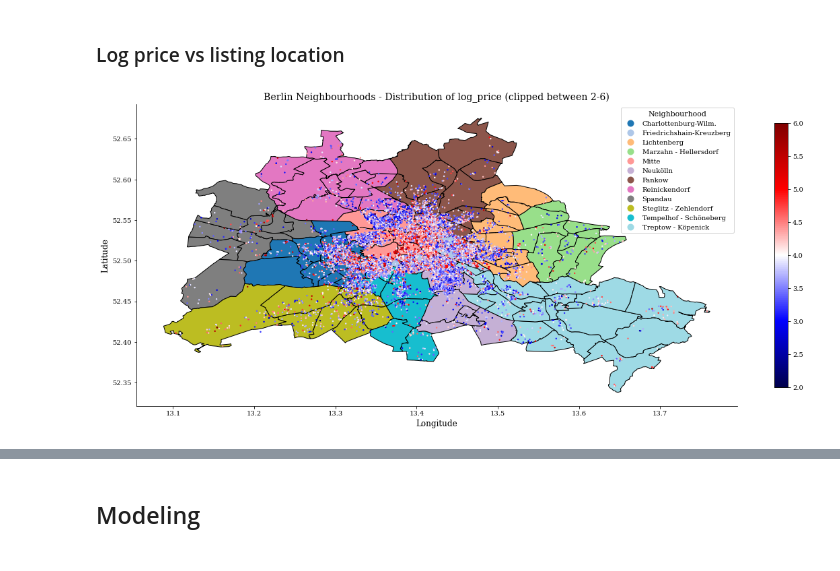
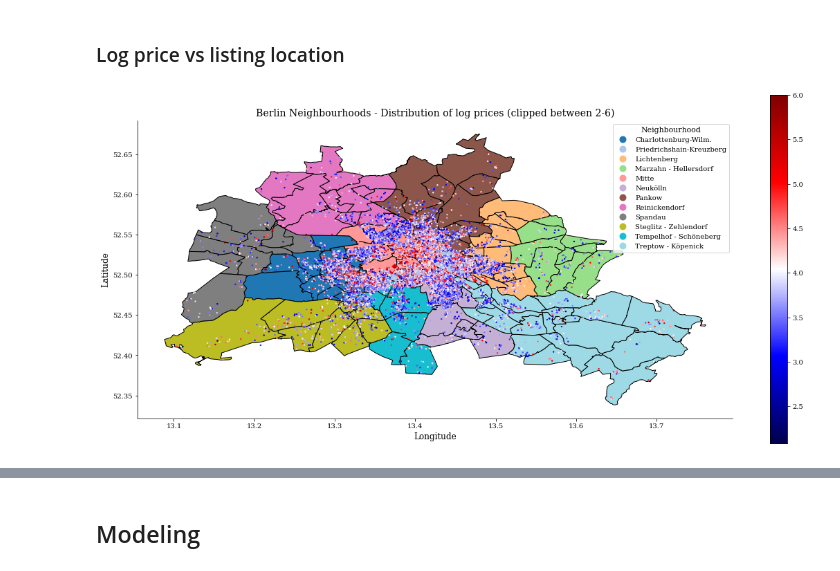
Before and after one commit to julianderks/DSL-Case, a Jupyter notebook: case.ipynb, the cells around one changed output, grey strips where cells are left out. Drawn from its saved outputs; the diff is of its cells as text; code cells hidden in the pictures.

```diff
--- a/case.ipynb
+++ b/case.ipynb
@@ -223,8 +232,13 @@ display(outlier_df[["name", "description", "price"]].T)
 # %%
 # Axel hotels berlin have prices ranging 70-400 ish euros. The $6,000.00 rooms have do be a wrong data entry (the identical prices for their different rooms verifies this)
 # https://www.axelhotels.com/be/rv_tarifas.xhtml?lng=en
-outlier_df = outlier_df[outlier_df['description'].str.contains("Axel").fillna(False)]
+outlier_df = outlier_df[outlier_df['name'].str.lower().str.contains("axel").fillna(False)]
 df.drop(outlier_df.index.values, axis=0, inplace=True)
 
 # Save memory by droping original df after its use
 del orig_df
+
+# Check how many (extremely) high prices are in the dataset after
+outlier_df = df[df['price'] > 1000]
+outlier_indices = outlier_df.index.values
+len(outlier_indices)
@@ -265,8 +281,9 @@ Private living room                             Wheelchair accessible
 # %%
 str_to_replace = {
+    "translation missing: en.hosting_amenity_49"                                : "translation_missing_49",
+    "translation missing: en.hosting_amenity_50"                                : "translation_missing_50",
     "Heating"                                                                   : "heating",
     "Luggage dropoff allowed"                                                   : "luggage_dropoff",
-    "Single level home"                                                         : "single_level_home",
     "Private bathroom"                                                          : "private_bathroom",
     "Convection oven|Oven"                                                      : "oven",
     "Indoor fireplace"                                                          : "indoor_fireplace",
@@ -289,6 +306,7 @@ str_to_replace = {
     'Coffee maker|Espresso machine'                                             : "coffee_machine",
     'Cooking basics'                                                            : "cooking_basics",
     'Dishwasher|Dryer|Washer|Washer / Dryer'                                    : "white_goods",
+    "Laptop friendly workspace"                                                 : "laptop_friendly_workspace",
     "Elevator"                                                                  : "elevator",
     'Exercise equipment|Gym|gym'                                                : "gym",
     'Family/kid friendly|Children|children'                                     : "child_friendly",
@@ -392,0 +422,7 @@ we can encode it as ordinal later before modeling.
+# %%
+fig, ax = plt.subplots(1,1,figsize=(12,24))
+series = df["neighbourhood_cleansed"].value_counts(normalize=True)
+splot = sns.barplot(y=series.index, x=series.values, ax=ax)
+ax.set(xlabel="Percentage", title='Neighbourhood groups')
+sns.despine()
+plt.show()
@@ -410,3 +461,13 @@ df[cols] = df[cols].replace({"t":1, "f":0})
+# %%
+from geopy.distance import great_circle
+
+# function to calculate distance from midcenter
+def distance_to_berlin_center(lat, lon):
+    berlin_center = (52.5200, 13.4050)
+    accommodation = (lat, lon)
+    return great_circle(berlin_center, accommodation).km
+
+df['distance_to_city_center'] = df.apply(lambda x: distance_to_berlin_center(x.latitude, x.longitude), axis=1)
 # %% [markdown]
 ## Exploration
 # %% [markdown]
@@ -417,42 +478,43 @@ from shapely.geometry import Point
 
 def plot_listing_locations(df):
 
-    # # Create dataframe with prices and lat/long coordinates
+    # Create dataframe with prices and lat/long coordinates
     geometry = [Point(xy) for xy in zip(df['longitude'], df['latitude'])]
     geo_prices_df = gpd.GeoDataFrame(df[["log_price"]], geometry = geometry)
 
-    # # Create dataframe with prices and lat/long coordinates
+    # Load neighbourhood locations from file
     berlin_neighbourhoods_df = gpd.read_file('data/neighbourhoods.geojson')
     berlin_neighbourhoods_df = berlin_neighbourhoods_df[~ berlin_neighbourhoods_df['neighbourhood_group'].isnull()]
 
-    fig, ax = plt.subplots(1,1,figsize=(20,12))
+    fig, ax = plt.subplots(1,1,figsize=(16,12))
 
     berlin_neighbourhoods_df.plot(
         ax=ax,
         column='neighbourhood_group',
         categorical=True,
         legend=True,
         legend_kwds={'title': 'Neighbourhood', 'loc': 'upper right'},
         cmap='tab20',
         edgecolor='black'
     )
 
     ax.set(
-        title='Berlin Neighbourhoods - Distribution of log_price (clipped between 2-6)',
+        title='Berlin Neighbourhoods - Distribution of log prices (clipped between 2-6)',
         ylabel= 'Latitude',
         xlabel= 'Longitude',
     )
 
     geo_prices_df['log_price'] = geo_prices_df['log_price'].clip(lower=2, upper=6)
 
     # Plot listings locations
     geo_prices_df.plot(column = 'log_price', ax=ax, cmap = 'seismic',
                         legend = True, legend_kwds={'shrink': 0.6},
                         markersize = 2)
     sns.despine()
+    plt.tight_layout()
 
 plot_listing_locations(df)
 # %% [output]
-[figure, old version]
+[figure, new version]
 # %%
 def plot_neighbourhood_heatmaps(df):
```
Also changed, not shown: parts of 59 cells of this notebook, 30 other files.
